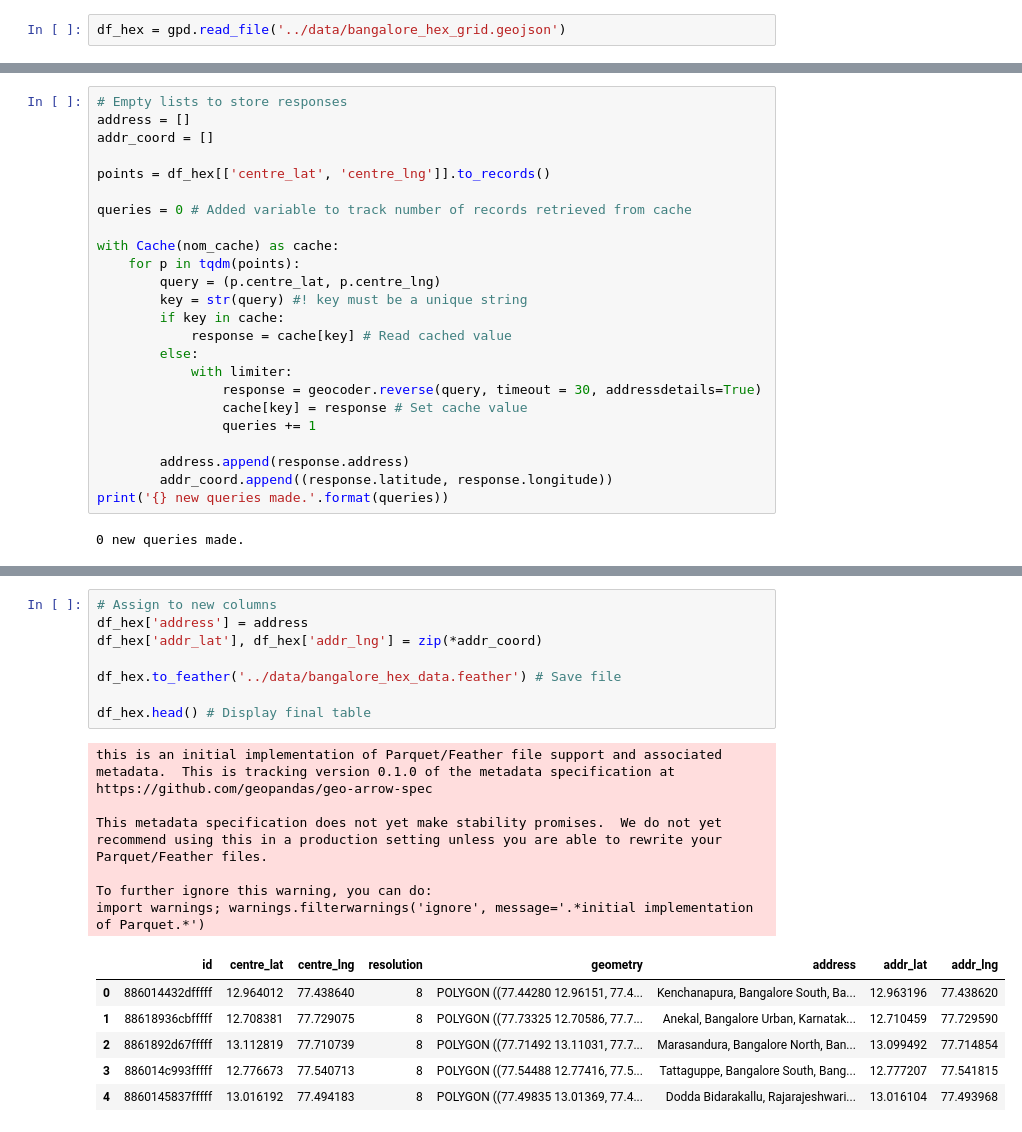
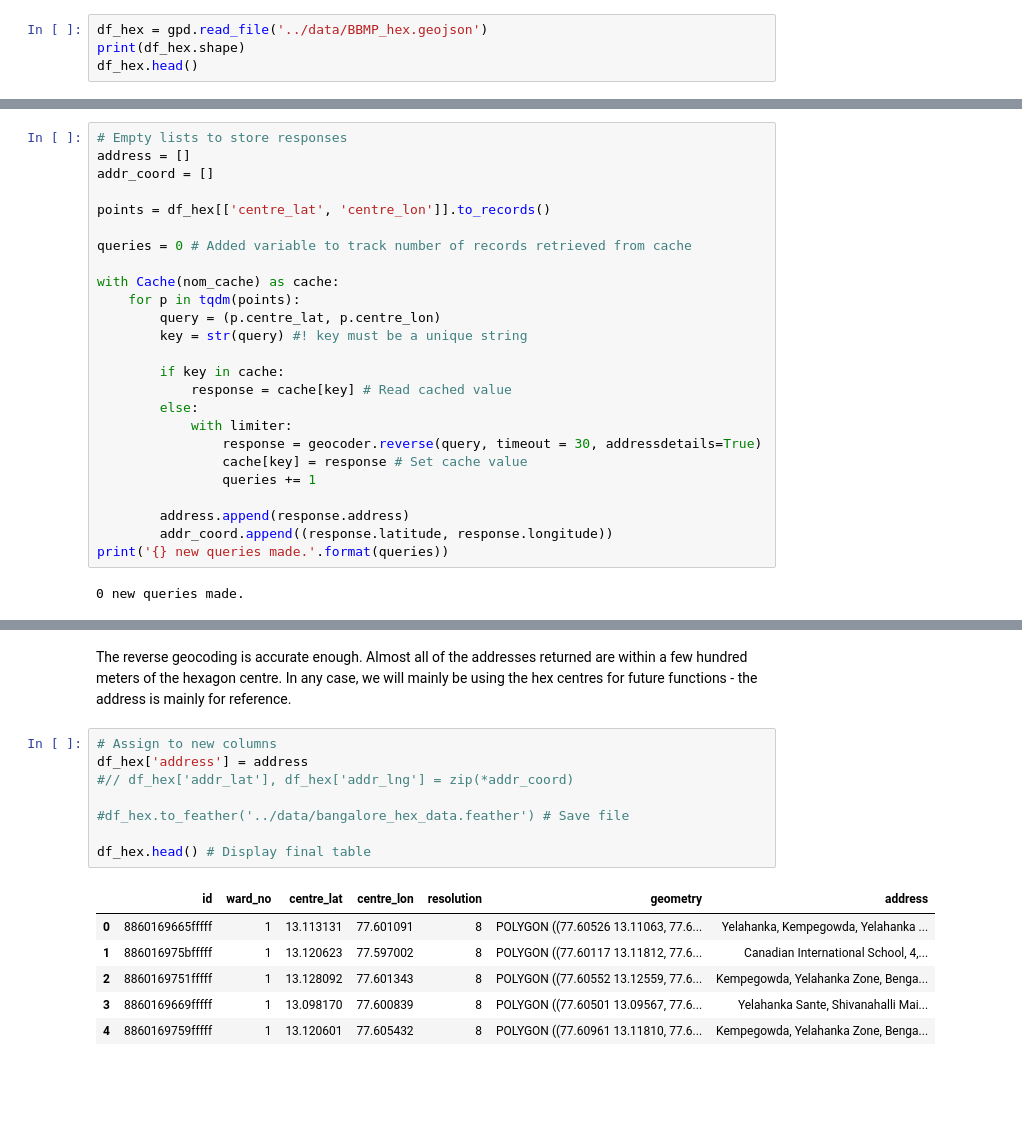
Before and after one commit to ngjoseph/Coursera_Capstone, a Jupyter notebook: notebooks/06_bangalore_hex_addresses.ipynb, the cells around one changed output, grey strips where cells are left out. Cells and saved outputs as stored; diff of their text form; blank space fills up the shorter version.

Commit message:
updated to include only BBMP area

```diff
--- a/notebooks/06_bangalore_hex_addresses.ipynb
+++ b/notebooks/06_bangalore_hex_addresses.ipynb
@@ -28,4 +28,6 @@ limiter = RateLimiter(max_calls = 1, period = 1)
 
 Data is loaded from the GeoJSON file created earlier and displayed.
 # %%
-df_hex = gpd.read_file('../data/bangalore_hex_grid.geojson')
+df_hex = gpd.read_file('../data/BBMP_hex.geojson')
+print(df_hex.shape)
+df_hex.head()
@@ -47,14 +46,15 @@ We obtain the closest addresses of each hex centre using Nominatim reverse geoco
 address = []
 addr_coord = []
 
-points = df_hex[['centre_lat', 'centre_lng']].to_records()
+points = df_hex[['centre_lat', 'centre_lon']].to_records()
 
 queries = 0 # Added variable to track number of records retrieved from cache
 
 with Cache(nom_cache) as cache:
     for p in tqdm(points):
-        query = (p.centre_lat, p.centre_lng)
+        query = (p.centre_lat, p.centre_lon)
         key = str(query) #! key must be a unique string
+
         if key in cache:
             response = cache[key] # Read cached value
         else:
@@ -111,21 +100,17 @@ If we wanted to, we could try and improve upon these using another API, but for
+# %% [markdown]
+The reverse geocoding is accurate enough. Almost all of the addresses returned are within a few hundred meters of the hexagon centre. In any case, we will mainly be using the hex centres for future functions - the address is mainly for reference.
 # %%
 # Assign to new columns
 df_hex['address'] = address
-df_hex['addr_lat'], df_hex['addr_lng'] = zip(*addr_coord)
+#// df_hex['addr_lat'], df_hex['addr_lng'] = zip(*addr_coord)
 
-df_hex.to_feather('../data/bangalore_hex_data.feather') # Save file
+#df_hex.to_feather('../data/bangalore_hex_data.feather') # Save file
 
 df_hex.head() # Display final table
 # %% [output]
-this is an initial implementation of Parquet/Feather file support and associated metadata.  This is tracking version 0.1.0 of the metadata specification at https://github.com/geopandas/geo-arrow-spec
-
-This metadata specification does not yet make stability promises.  We do not yet recommend using this in a production setting unless you are able to rewrite your Parquet/Feather files.
-
-To further ignore this warning, you can do:
-import warnings; warnings.filterwarnings('ignore', message='.*initial implementation of Parquet.*')
-|  | id | centre_lat | centre_lng | resolution | geometry | address | addr_lat | addr_lng |
-| 0 | 886014432dfffff | 12.964012 | 77.438640 | 8 | POLYGON ((77.44280 12.96151, 77.4... | Kenchanapura, Bangalore South, Ba... | 12.963196 | 77.438620 |
-| 1 | 88618936cbfffff | 12.708381 | 77.729075 | 8 | POLYGON ((77.73325 12.70586, 77.7... | Anekal, Bangalore Urban, Karnatak... | 12.710459 | 77.729590 |
-| 2 | 8861892d67fffff | 13.112819 | 77.710739 | 8 | POLYGON ((77.71492 13.11031, 77.7... | Marasandura, Bangalore North, Ban... | 13.099492 | 77.714854 |
-| 3 | 886014c993fffff | 12.776673 | 77.540713 | 8 | POLYGON ((77.54488 12.77416, 77.5... | Tattaguppe, Bangalore South, Bang... | 12.777207 | 77.541815 |
-| 4 | 8860145837fffff | 13.016192 | 77.494183 | 8 | POLYGON ((77.49835 13.01369, 77.4... | Dodda Bidarakallu, Rajarajeshwari... | 13.016104 | 77.493968 |
+|  | id | ward_no | centre_lat | centre_lon | resolution | geometry | address |
+| 0 | 8860169665fffff | 1 | 13.113131 | 77.601091 | 8 | POLYGON ((77.60526 13.11063, 77.6... | Yelahanka, Kempegowda, Yelahanka ... |
+| 1 | 886016975bfffff | 1 | 13.120623 | 77.597002 | 8 | POLYGON ((77.60117 13.11812, 77.6... | Canadian International School, 4,... |
+| 2 | 8860169751fffff | 1 | 13.128092 | 77.601343 | 8 | POLYGON ((77.60552 13.12559, 77.6... | Kempegowda, Yelahanka Zone, Benga... |
+| 3 | 8860169669fffff | 1 | 13.098170 | 77.600839 | 8 | POLYGON ((77.60501 13.09567, 77.6... | Yelahanka Sante, Shivanahalli Mai... |
+| 4 | 8860169759fffff | 1 | 13.120601 | 77.605432 | 8 | POLYGON ((77.60961 13.11810, 77.6... | Kempegowda, Yelahanka Zone, Benga... |
```
Also changed, not shown: parts of 6 cells of this notebook, 9 other files.
